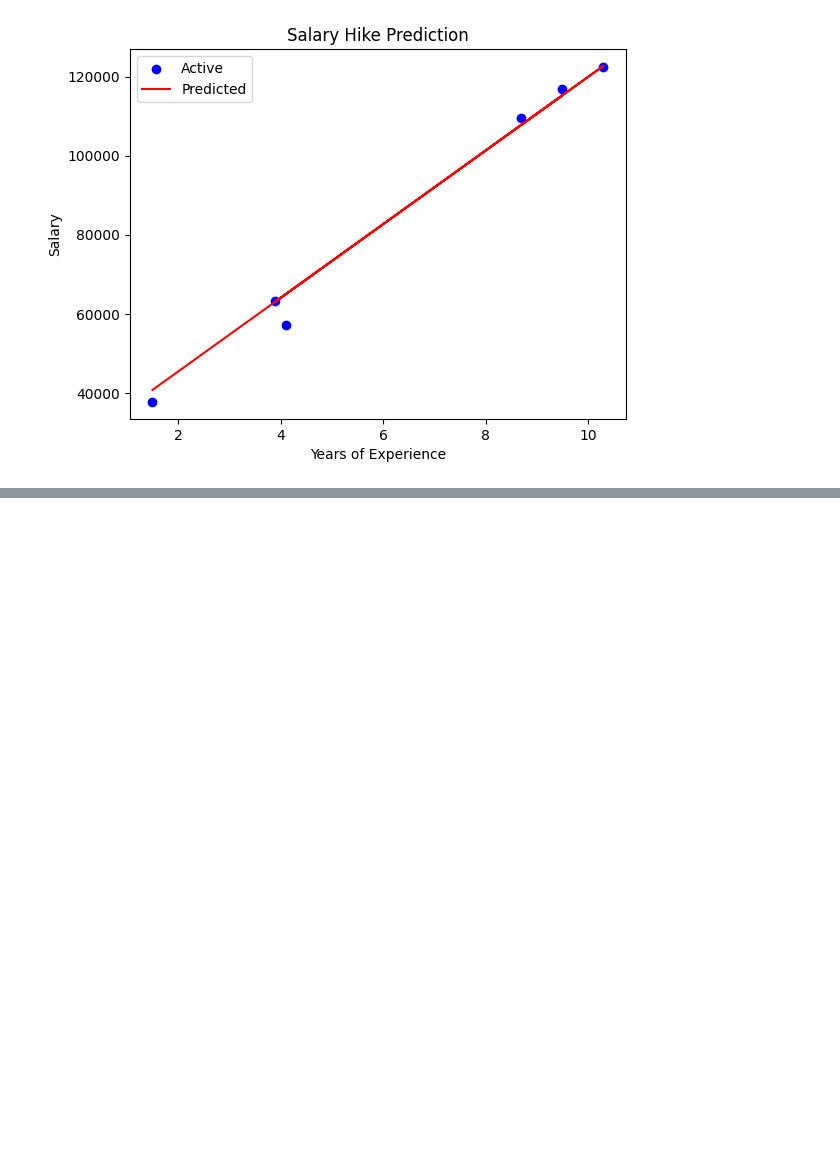
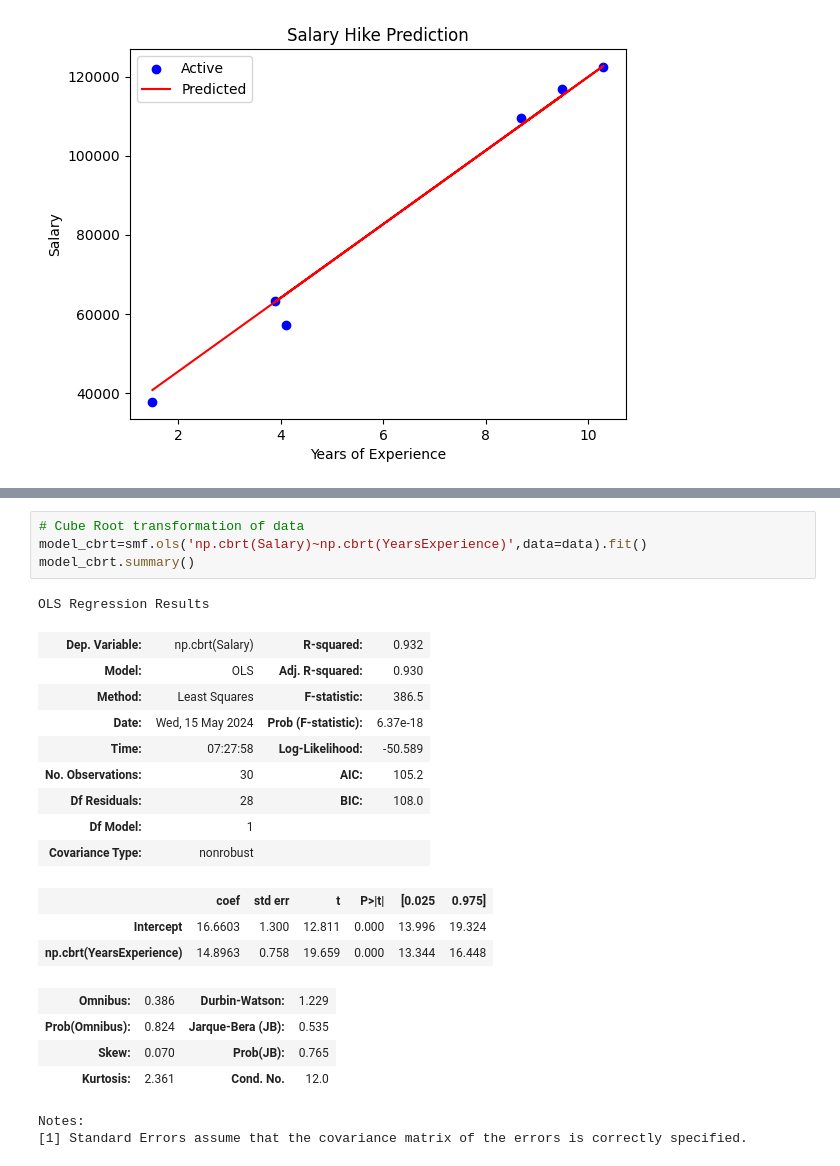
Before and after one commit to sana9524/Data_-Science_Assign, a Jupyter notebook: Linear_Regression(Salary_Data).ipynb, the cells around one changed output, grey strips where cells are left out. Cells and saved outputs as stored; diff of their text form; blank space fills up the shorter version.

```diff
--- a/Linear_Regression(Salary_Data).ipynb
+++ b/Linear_Regression(Salary_Data).ipynb
@@ -274,0 +325,24 @@ plt.show()
+# %%
+# Cube Root transformation of data
+model_cbrt=smf.ols('np.cbrt(Salary)~np.cbrt(YearsExperience)',data=data).fit()
+model_cbrt.summary()
+# %% [output]
+OLS Regression Results
+| Dep. Variable: | np.cbrt(Salary) | R-squared: | 0.932 |
+| Model: | OLS | Adj. R-squared: | 0.930 |
+| Method: | Least Squares | F-statistic: | 386.5 |
+| Date: | Wed, 15 May 2024 | Prob (F-statistic): | 6.37e-18 |
+| Time: | 07:27:58 | Log-Likelihood: | -50.589 |
+| No. Observations: | 30 | AIC: | 105.2 |
+| Df Residuals: | 28 | BIC: | 108.0 |
+| Df Model: | 1 |  |  |
+| Covariance Type: | nonrobust |  |  |
+|  | coef | std err | t | P>|t| | [0.025 | 0.975] |
+| Intercept | 16.6603 | 1.300 | 12.811 | 0.000 | 13.996 | 19.324 |
+| np.cbrt(YearsExperience) | 14.8963 | 0.758 | 19.659 | 0.000 | 13.344 | 16.448 |
+| Omnibus: | 0.386 | Durbin-Watson: | 1.229 |
+| Prob(Omnibus): | 0.824 | Jarque-Bera (JB): | 0.535 |
+| Skew: | 0.070 | Prob(JB): | 0.765 |
+| Kurtosis: | 2.361 | Cond. No. | 12.0 |
+Notes:
+[1] Standard Errors assume that the covariance matrix of the errors is correctly specified.
```
Also changed, not shown: parts of 4 cells of this notebook.
